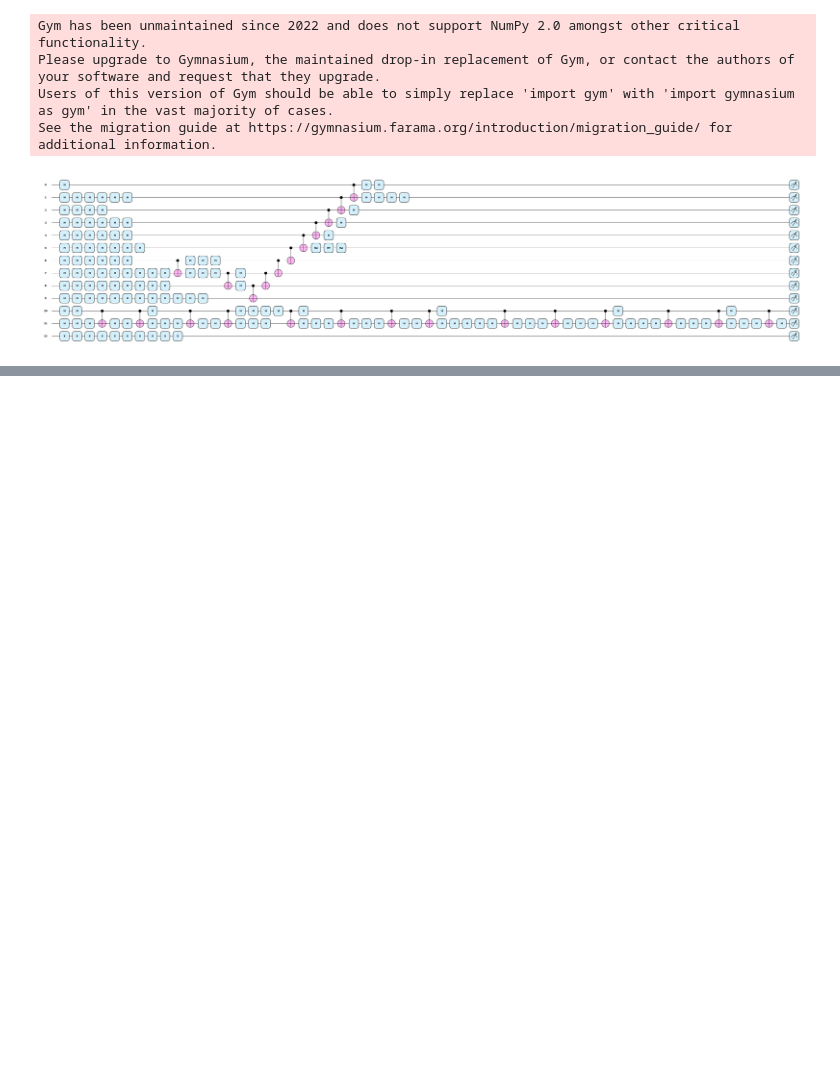
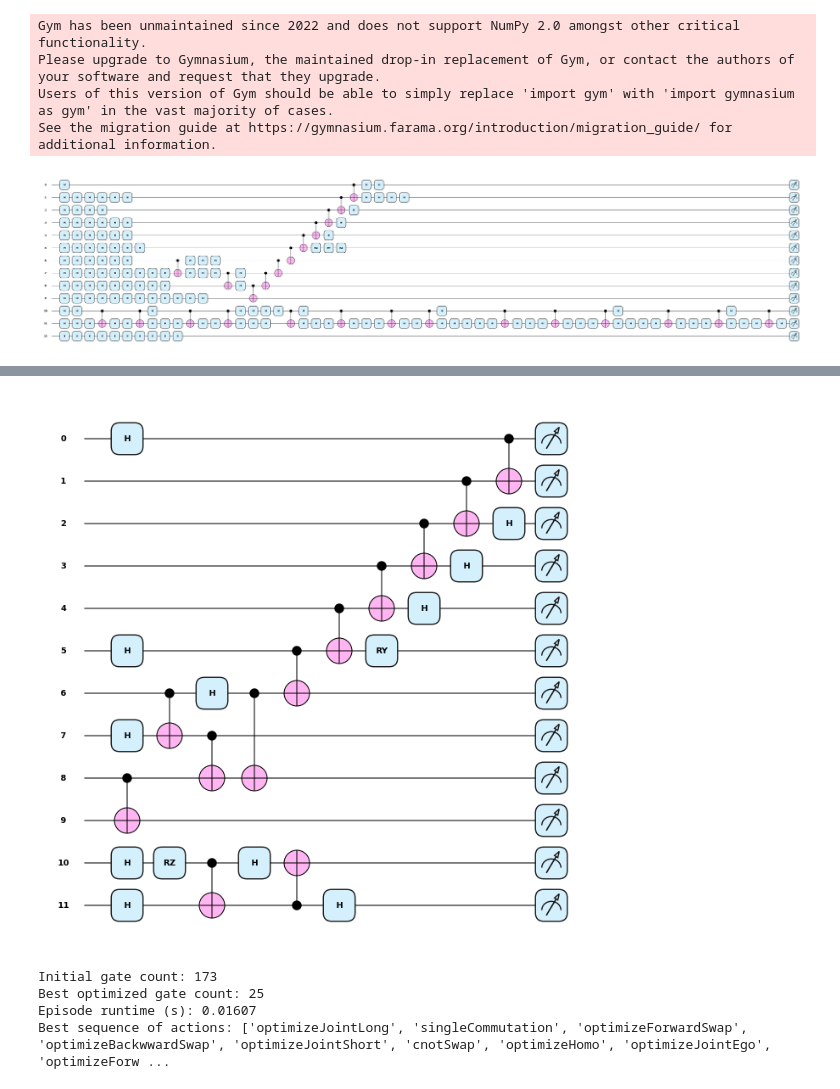
Before and after one commit to 24shiny/Exact-template-matching-using-attributed-DAGs, a Jupyter notebook: pipeline_opt_rl.ipynb, the cells around one changed output, grey strips where cells are left out. Drawn from its saved outputs; the diff is of its cells as text; code cells hidden in the pictures; blank space fills up the shorter version.

Commit message:
runtime

```diff
--- a/pipeline_opt_rl.ipynb
+++ b/pipeline_opt_rl.ipynb
@@ -167,0 +76,11 @@ Best optimized gate count: 23
+# %%
+def measure_sequence_runtime(sequence, circuit, runs=5):
+    runtimes = []
+    for _ in range(runs):
+        circ_copy = circuit[:]
+        start = time.time()
+        for opt in sequence:
+            circ_copy = opt(circ_copy)
+        end = time.time()
+        runtimes.append(end - start)
+    return circ_copy, np.mean(runtimes)
@@ -168,3 +201,56 @@ Best optimized gate count: 23
+# %%
+circuit_info = dataset[0]
+
+# pre-sequence
+seq_prep = [optimizeHomo, optimizeJointEgo, cnotSwap]
+circuit_info, runtime_prep = measure_sequence_runtime(seq_prep, circuit_info, runs=5)
+
+opt_functions = [
+    optimizeHomo, optimizeJointEgo, optimizeJointShort, optimizeJointLong,
+    singleCommutation, cnotSwap, optimizeForwardSwap, optimizeBackwwardSwap,
+]
+
+env = KetGPTEnv(
+    circuit=circuit_info,
+    opt_functions=opt_functions,
+    max_steps=50,
+    patience=10,
+    tabu_tenure=5,
+    initial_tabu=[optimizeHomo, optimizeJointEgo, cnotSwap]
+)
+
+model = PPO("MlpPolicy", env, ent_coef=0.01, verbose=0, device="cpu")
+model.learn(total_timesteps=5000)
+
+# evaluation
+obs, info = env.reset()
+done = False
+while not done:
+    action, _ = model.predict(obs, deterministic=True)
+    obs, reward, terminated, truncated, info = env.step(action)
+    done = terminated or truncated
+
+# get results
+circuit_info = info["best_circuit"]
+best_sequence = [opt_functions[a].__name__ for a in info["action_sequence"]]
+
+# post-sequence
+seq_post = [push_long_cnot, phase_removal]
+circuit_info, runtime_post = measure_sequence_runtime(seq_post, circuit_info, runs=5)
+
+runtime = round(runtime_prep + info["episode_runtime"] + runtime_post, 5)
+show_info(circuit_info)
+
+print("Initial gate count:", len(dataset[0]))
+print("Best optimized gate count:", len(circuit_info))
+print("Episode runtime (s):", runtime)
+print("Best sequence of actions:", best_sequence)
+# %% [output]
+[figure, added]
+Initial gate count: 173
+Best optimized gate count: 25
+Episode runtime (s): 0.01607
+Best sequence of actions: ['optimizeJointLong', 'singleCommutation', 'optimizeForwardSwap', 'optimizeBackwwardSwap', 'optimizeJointShort', 'cnotSwap', 'optimizeHomo', 'optimizeJointEgo', 'optimizeForw ...
 # %%
 from compare_sdk import comp_table, penny_specs
 df = comp_table(circuit)
```
Also changed, not shown: parts of 4 cells of this notebook.
